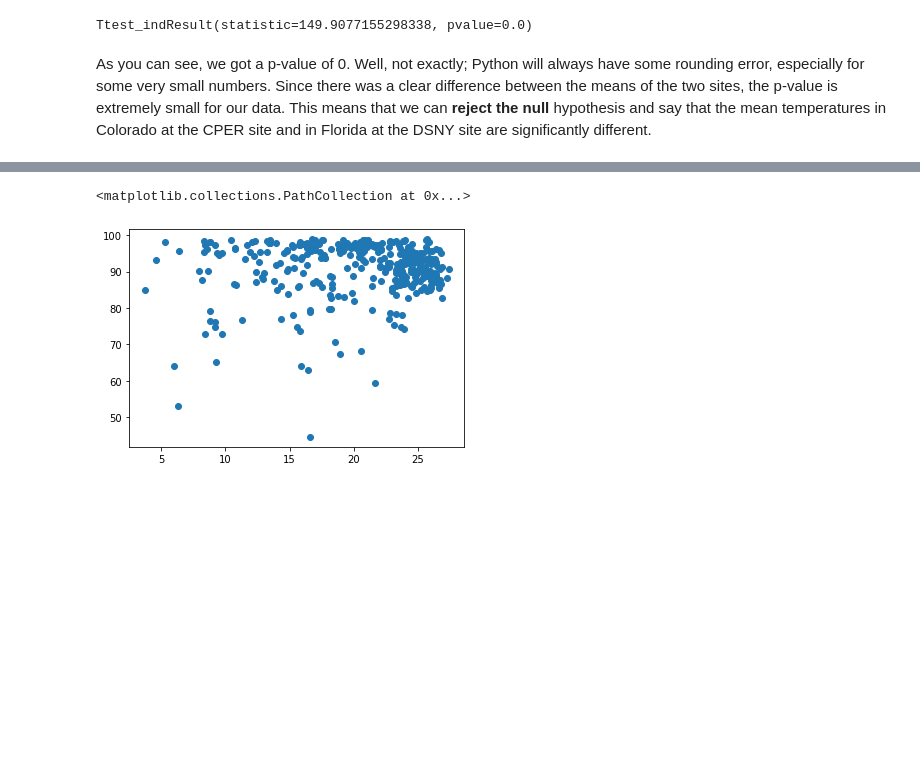
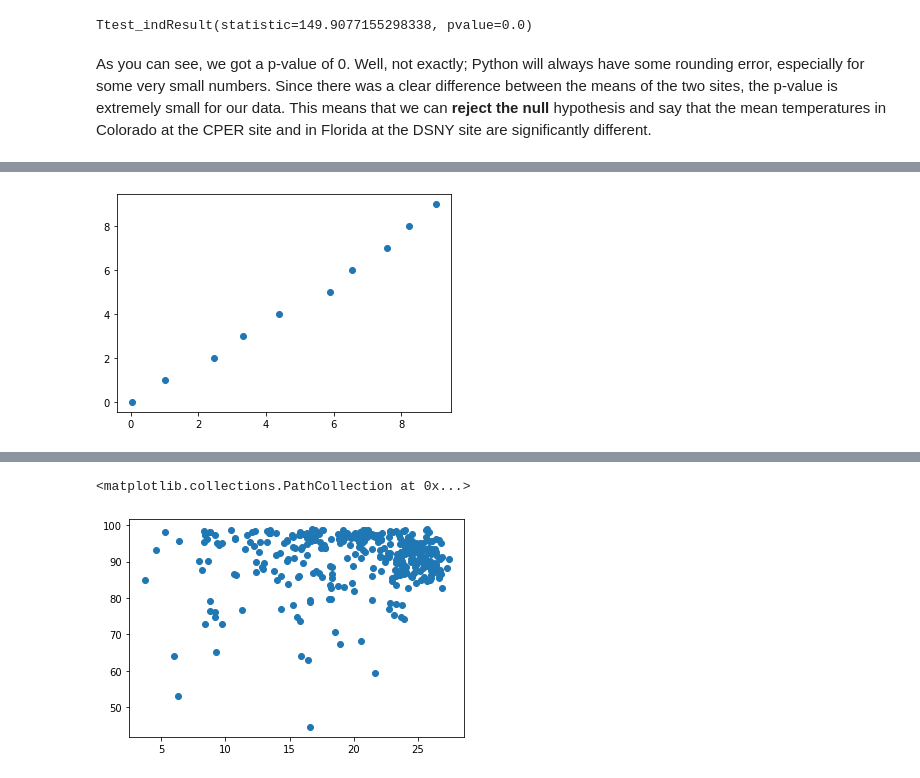
Before and after one commit to Sci-Teens/ecology-program, a Jupyter notebook: Lesson Four.ipynb, the cells around one changed output, grey strips where cells are left out. Cells and saved outputs as stored; diff of their text form; code cells hidden in the pictures; blank space fills up the shorter version.

```diff
--- a/Lesson Four.ipynb
+++ b/Lesson Four.ipynb
@@ -57,0 +71,7 @@ The last type of statistical testing that we'll cover today is Correlation testi
+# %%
+X = [x + random.random() for x in range(10)]
+Y = [y for y in range(10)]
+plt.scatter(X, Y)
+plt.show()
+# %% [output]
+[figure, added]
```
Also changed, not shown: parts of 24 cells of this notebook.
